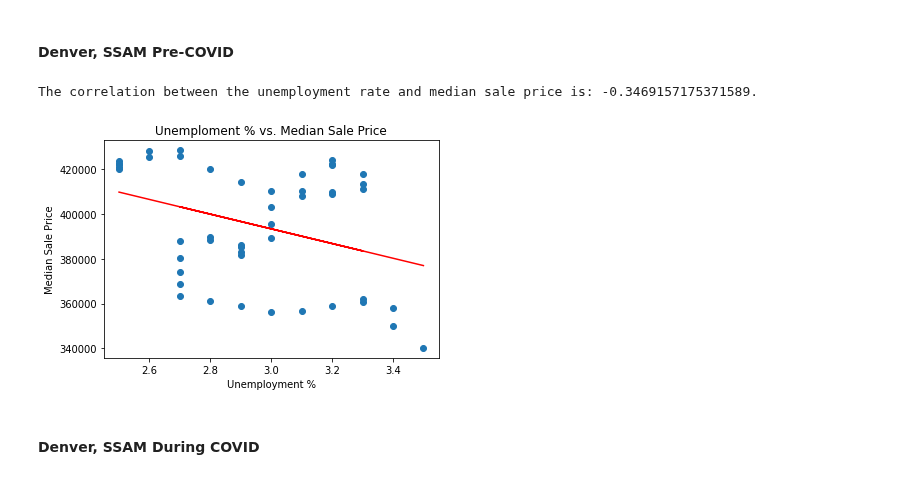
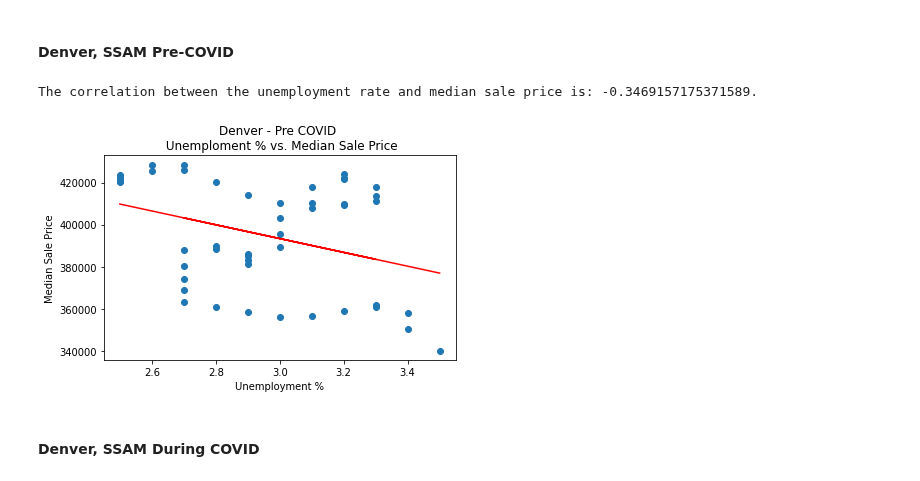
Before and after one commit to binetala/The_Very_Best_Team, a Jupyter notebook: Cole/median_sale_price_analyses.ipynb, the cells around one changed output. Drawn from its saved outputs; the diff is of its cells as text; code cells hidden in the pictures.

Commit message:
Save Denver Figure

```diff
--- a/Cole/median_sale_price_analyses.ipynb
+++ b/Cole/median_sale_price_analyses.ipynb
@@ -117,36 +117,37 @@ pre19_den_unemp_x = denver_ssam_pre19["Unemployment Rate"]
 pre19_den_value_y = denver_ssam_pre19["Value"]
 
 # Calc correlation
 pre19_denver_correlation = st.pearsonr(pre19_den_unemp_x,pre19_den_value_y)
 print(f"The correlation between the unemployment rate and median sale price is: {pre19_denver_correlation[0]}.")
 
 # Formula
 (slope, intercept, rvalue, pvalue, stderr) = linregress(pre19_den_unemp_x, pre19_den_value_y)
 den_regress_values = pre19_den_unemp_x * slope + intercept
 
 # Plot
 plt.scatter(pre19_den_unemp_x, pre19_den_value_y)
 plt.plot(pre19_den_unemp_x, den_regress_values, "r-")
 
 # den_ssam_scatter = denver_ssam_pre19[["Unemployment Rate", "Value"]]
 # den_ssam_scatter.plot("Unemployment Rate", "Value", kind="scatter")
 # plt.title("Denver (2016-2020) \n Unemployment and Median Sale Price - All Homes")
 # plt.show()
 
 # Line Equation
 # greeley_line_eq = "y = " + str(round(slope,2)) + "x + " + str(round(intercept,2))
 
 # Design Plot
 # plt.annotate(greeley_line_eq,(6, 280000),fontsize=15,color="red")
-plt.title("Unemploment % vs. Median Sale Price")
+plt.title("Denver - Pre COVID \n Unemploment % vs. Median Sale Price")
 plt.xlabel("Unemployment %")
 plt.ylabel('Median Sale Price')
 
 # Show
-plt.show()
+plt.tight_layout()
+plt.savefig("images/pre-covid_denver_ssam_unemp.jpeg")
 # %% [output]
 The correlation between the unemployment rate and median sale price is: -0.3469157175371589.
-[figure, old version]
+[figure, new version]
 # %% [markdown]
 #### Denver, SSAM During COVID
 # %%
```
Also changed, not shown: parts of 3 cells of this notebook, 1 other file.
